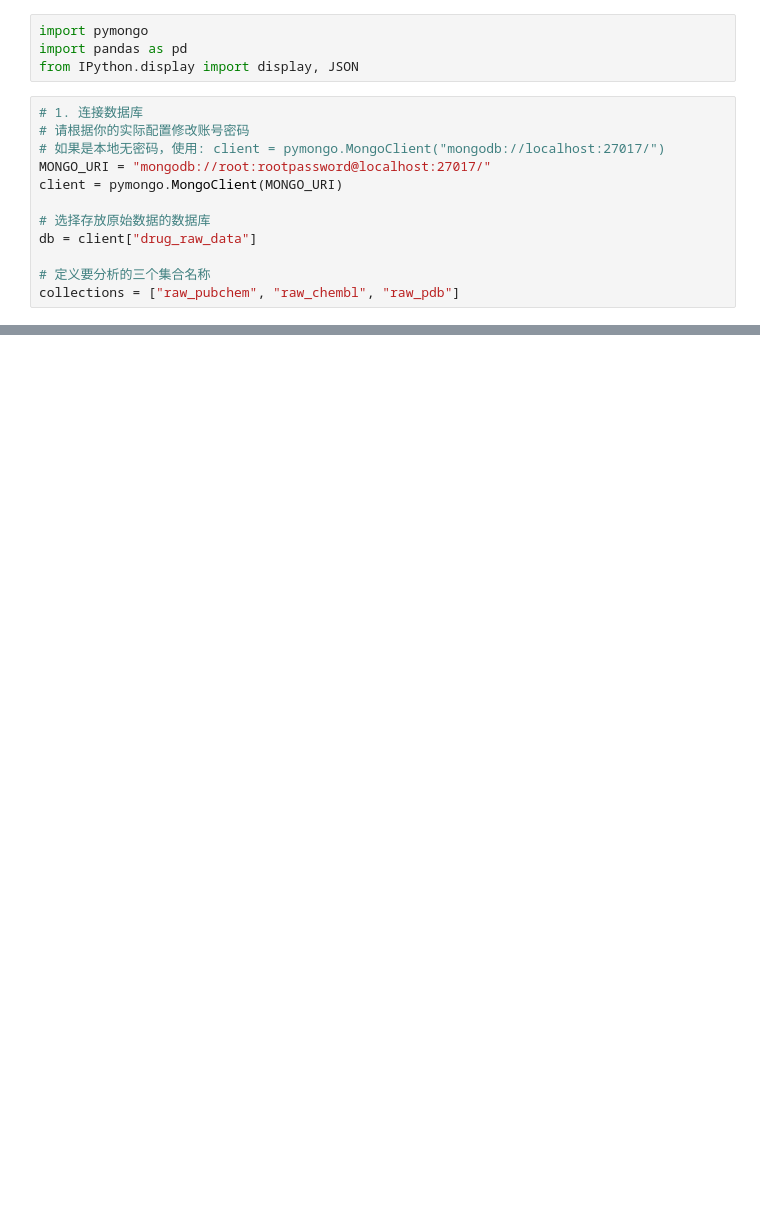
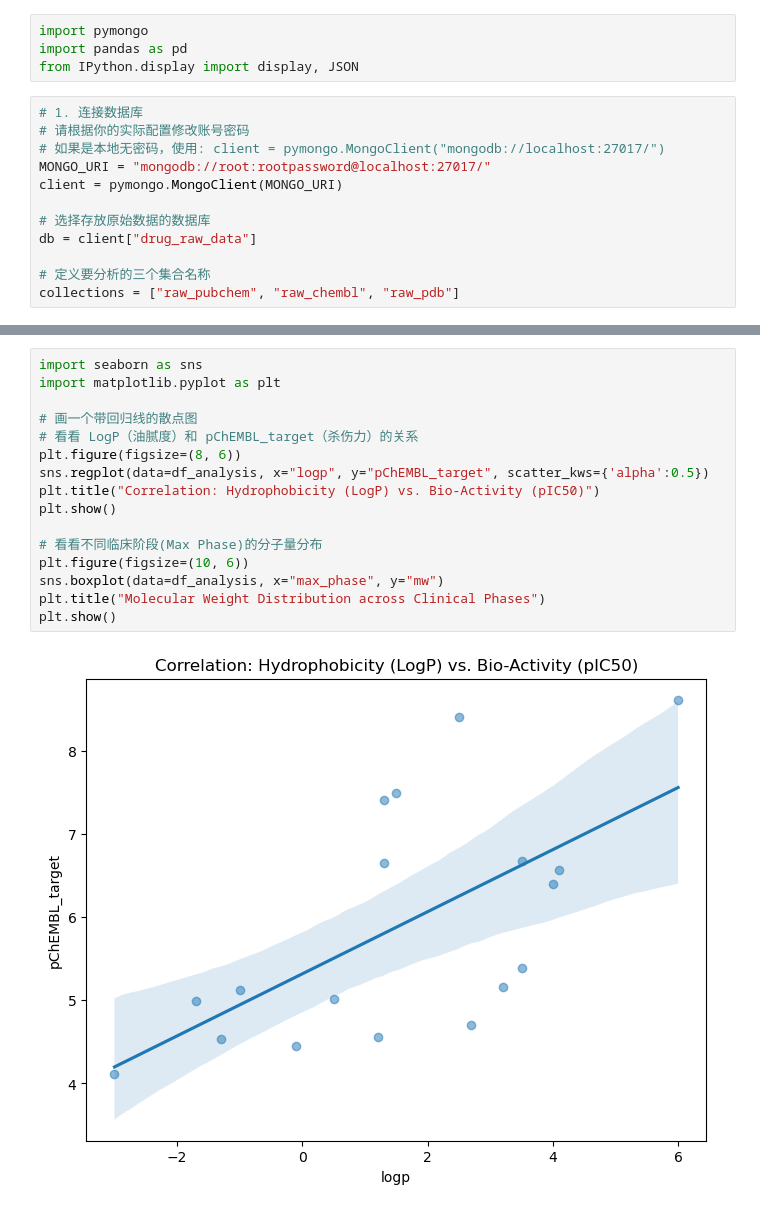
Before and after one commit to JustinSparrrow/MolNexusDB, a Jupyter notebook: notebooks/dataset.ipynb, the cells around one changed output, grey strips where cells are left out. Saved outputs shown, nothing was run; the diff lists cells and outputs as text; blank space fills up the shorter version.

```diff
--- a/notebooks/dataset.ipynb
+++ b/notebooks/dataset.ipynb
@@ -107,0 +169,18 @@ for col_name in collections:
+# %%
+import seaborn as sns
+import matplotlib.pyplot as plt
+
+# 画一个带回归线的散点图
+# 看看 LogP（油腻度）和 pChEMBL_target（杀伤力）的关系
+plt.figure(figsize=(8, 6))
+sns.regplot(data=df_analysis, x="logp", y="pChEMBL_target", scatter_kws={'alpha':0.5})
+plt.title("Correlation: Hydrophobicity (LogP) vs. Bio-Activity (pIC50)")
+plt.show()
+
+# 看看不同临床阶段(Max Phase)的分子量分布
+plt.figure(figsize=(10, 6))
+sns.boxplot(data=df_analysis, x="max_phase", y="mw")
+plt.title("Molecular Weight Distribution across Clinical Phases")
+plt.show()
+# %% [output]
+[figure, added]
```
Also changed, not shown: parts of 9 cells of this notebook, 9 other files.
